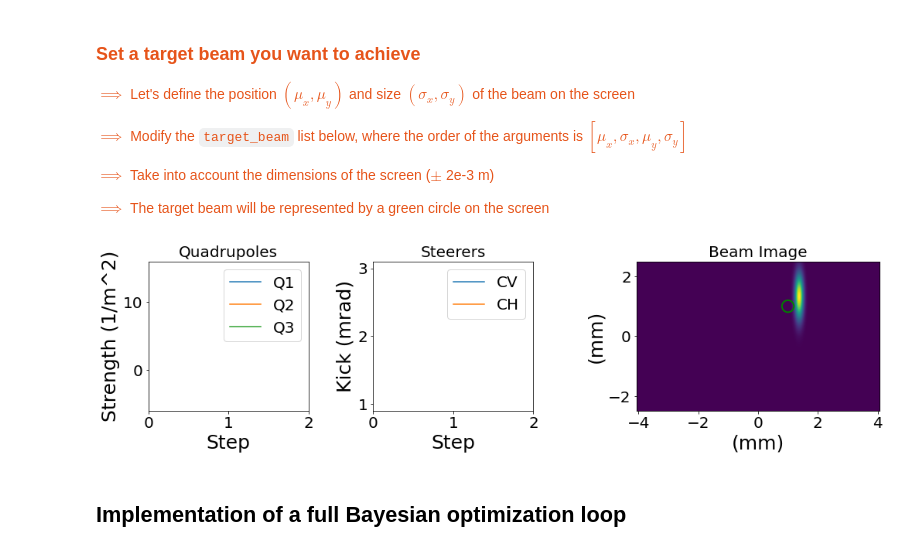
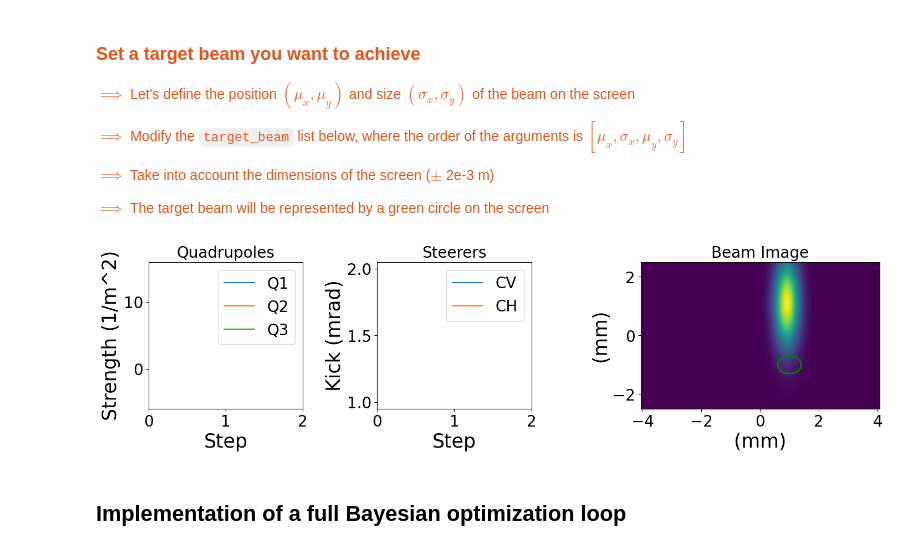
Before and after one commit to aoeftiger/TUDa-NMAP-14, a Jupyter notebook: lecture.ipynb, the cells around one changed output. Drawn from its saved outputs; the diff is of its cells as text; code cells hidden in the pictures.

```diff
--- a/lecture.ipynb
+++ b/lecture.ipynb
@@ -508,15 +504,15 @@ for i in range(steps):
 <p style="color:#e6541a;">$\implies$ Take into account the dimensions of the screen ($\pm$ 2e-3 m)</p>
 <p style="color:#e6541a;">$\implies$ The target beam will be represented by a green circle on the screen</p>
 # %%
-target_beam = [1e-3, 2e-4, 1e-3, 2e-4]  # Change it
+target_beam = [1e-3, 4e-4, -1e-3, 3e-4]  # Change it
 # %%
 env = ARESEA(target_beam_mode="constant",target_beam_values=target_beam,
-             magnet_init_mode="constant", magnet_init_values=[15, -5, 1e-3, 15, 3e-3])
+             magnet_init_mode="constant", magnet_init_values=[15,-5,1e-3,5,2e-3])
 env = RescaleAction(env, -1, 1)  # Normalize the action space to [-1,1]^n
 observation, _ = env.reset()
 env.render()
 # %% [output]
-[figure, old version]
+[figure, new version]
 # %% [markdown]
 <h2>Implementation of a full Bayesian optimization loop</h2>
 # %%
```
Also changed, not shown: parts of 8 cells of this notebook.
